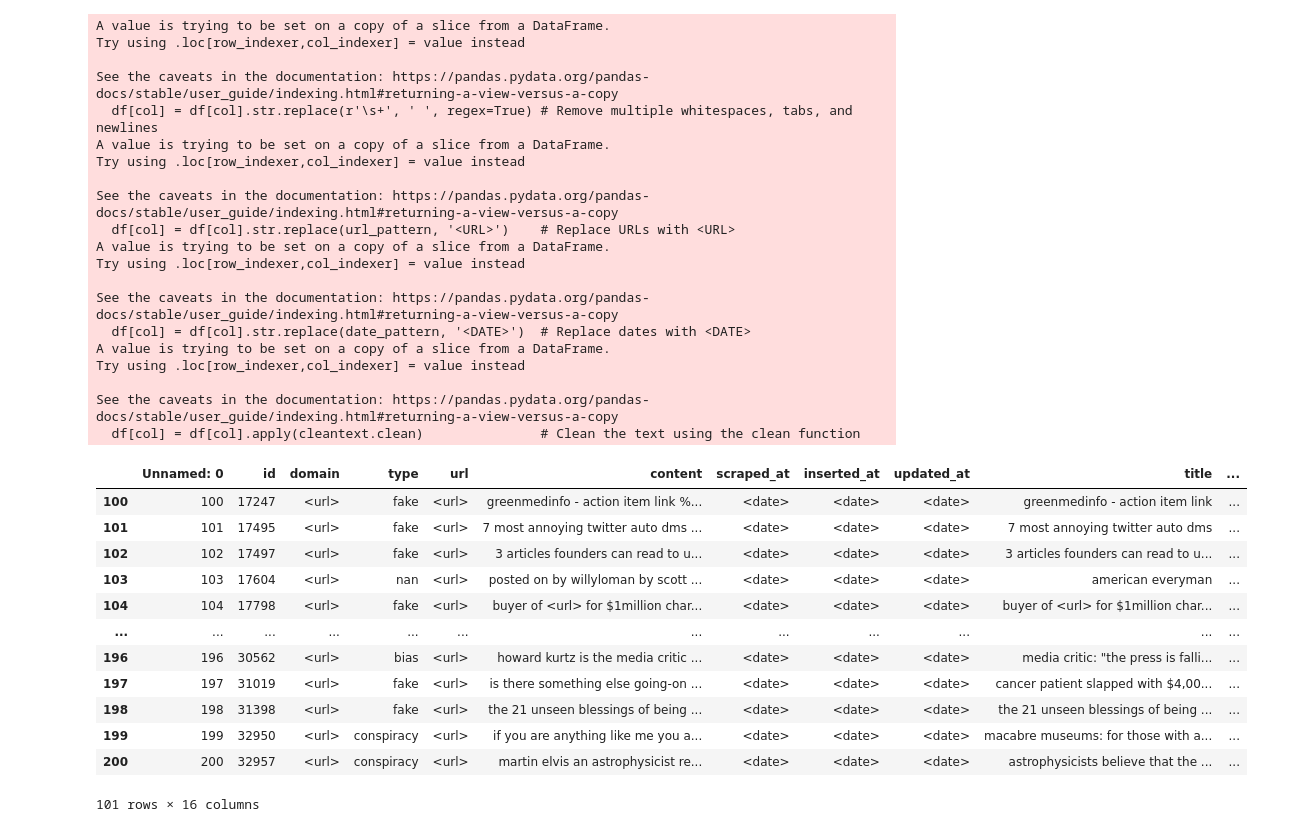
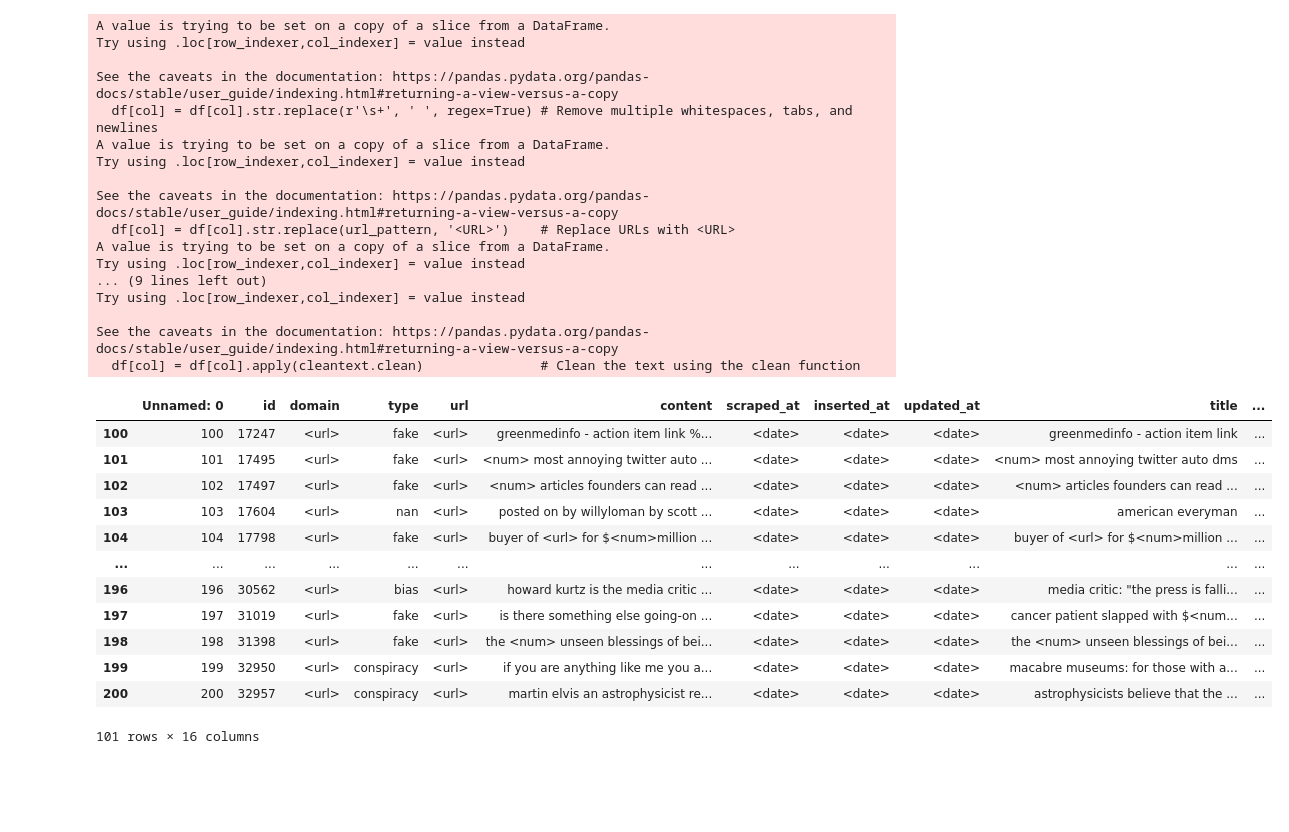
Before and after one commit to twentytwentycph/dataScienceEksamen, a Jupyter notebook: Task_1.ipynb, the cells around one changed output. Drawn from its saved outputs; the diff is of its cells as text; code cells hidden in the pictures; blank space fills up the shorter version.

```diff
--- a/Task_1.ipynb
+++ b/Task_1.ipynb
@@ -25,46 +25,45 @@ def cleaner_text(df):
                           r'(\d{4}-\d{2}-\d{2})|'                                        # YYYY-MM-DD
                           r'((january|february|march|april|june|july|august|september|'  # <Month> DD YYYY
                           r'october|november|december) \d{2}, \d{4})', re.IGNORECASE)    # Ignore capitalization
+    number_pattern = re.compile(r'(\d+(?:,\d{3})*(?:\.\d+)?)')
     for col in df.columns: # Loop over all columns in the DataFrame
         if df[col].dtype == 'O': # Check if the column is a string (i.e., object or string dtype)
             df[col] = df[col].str.replace(r'\s+', ' ', regex=True) # Remove multiple whitespaces, tabs, and newlines
             df[col] = df[col].str.replace(url_pattern, '<URL>')    # Replace URLs with <URL>
             df[col] = df[col].str.replace(date_pattern, '<DATE>')  # Replace dates with <DATE>
+            df[col] = df[col].str.replace(number_pattern, '<NUM>') # Replace numbers with <NUMBER>
             df[col] = df[col].apply(cleantext.clean)               # Clean the text using the clean function
     return df # Return the cleaned DataFrame
 
 cleaner_text(subset_df) # Clean the text in the subset of the DataFrame
 # %% [output]
 A value is trying to be set on a copy of a slice from a DataFrame.
 Try using .loc[row_indexer,col_indexer] = value instead
 
 See the caveats in the documentation: https://pandas.pydata.org/pandas-docs/stable/user_guide/indexing.html#returning-a-view-versus-a-copy
   df[col] = df[col].str.replace(r'\s+', ' ', regex=True) # Remove multiple whitespaces, tabs, and newlines
 A value is trying to be set on a copy of a slice from a DataFrame.
 Try using .loc[row_indexer,col_indexer] = value instead
 
 See the caveats in the documentation: https://pandas.pydata.org/pandas-docs/stable/user_guide/indexing.html#returning-a-view-versus-a-copy
   df[col] = df[col].str.replace(url_pattern, '<URL>')    # Replace URLs with <URL>
 A value is trying to be set on a copy of a slice from a DataFrame.
 Try using .loc[row_indexer,col_indexer] = value instead
-
-See the caveats in the documentation: https://pandas.pydata.org/pandas-docs/stable/user_guide/indexing.html#returning-a-view-versus-a-copy
-  df[col] = df[col].str.replace(date_pattern, '<DATE>')  # Replace dates with <DATE>
-A value is trying to be set on a copy of a slice from a DataFrame.
+... (9 lines left out)
 Try using .loc[row_indexer,col_indexer] = value instead
 
 See the caveats in the documentation: https://pandas.pydata.org/pandas-docs/stable/user_guide/indexing.html#returning-a-view-versus-a-copy
   df[col] = df[col].apply(cleantext.clean)               # Clean the text using the clean function
 |  | Unnamed: 0 | id | domain | type | url | content | scraped_at | inserted_at | updated_at | title | ... |
 | 100 | 100 | 17247 | <url> | fake | <url> | greenmedinfo - action item link %... | <date> | <date> | <date> | greenmedinfo - action item link | ... |
-| 101 | 101 | 17495 | <url> | fake | <url> | 7 most annoying twitter auto dms ... | <date> | <date> | <date> | 7 most annoying twitter auto dms | ... |
-| 102 | 102 | 17497 | <url> | fake | <url> | 3 articles founders can read to u... | <date> | <date> | <date> | 3 articles founders can read to u... | ... |
+| 101 | 101 | 17495 | <url> | fake | <url> | <num> most annoying twitter auto ... | <date> | <date> | <date> | <num> most annoying twitter auto dms | ... |
+| 102 | 102 | 17497 | <url> | fake | <url> | <num> articles founders can read ... | <date> | <date> | <date> | <num> articles founders can read ... | ... |
 | 103 | 103 | 17604 | <url> | nan | <url> | posted on by willyloman by scott ... | <date> | <date> | <date> | american everyman | ... |
-| 104 | 104 | 17798 | <url> | fake | <url> | buyer of <url> for $1million char... | <date> | <date> | <date> | buyer of <url> for $1million char... | ... |
+| 104 | 104 | 17798 | <url> | fake | <url> | buyer of <url> for $<num>million ... | <date> | <date> | <date> | buyer of <url> for $<num>million ... | ... |
 | ... | ... | ... | ... | ... | ... | ... | ... | ... | ... | ... | ... |
 | 196 | 196 | 30562 | <url> | bias | <url> | howard kurtz is the media critic ... | <date> | <date> | <date> | media critic: "the press is falli... | ... |
-| 197 | 197 | 31019 | <url> | fake | <url> | is there something else going-on ... | <date> | <date> | <date> | cancer patient slapped with $4,00... | ... |
-| 198 | 198 | 31398 | <url> | fake | <url> | the 21 unseen blessings of being ... | <date> | <date> | <date> | the 21 unseen blessings of being ... | ... |
+| 197 | 197 | 31019 | <url> | fake | <url> | is there something else going-on ... | <date> | <date> | <date> | cancer patient slapped with $<num... | ... |
+| 198 | 198 | 31398 | <url> | fake | <url> | the <num> unseen blessings of bei... | <date> | <date> | <date> | the <num> unseen blessings of bei... | ... |
 | 199 | 199 | 32950 | <url> | conspiracy | <url> | if you are anything like me you a... | <date> | <date> | <date> | macabre museums: for those with a... | ... |
 | 200 | 200 | 32957 | <url> | conspiracy | <url> | martin elvis an astrophysicist re... | <date> | <date> | <date> | astrophysicists believe that the ... | ... |
 101 rows × 16 columns
```
Also changed, not shown: parts of 1 cell of this notebook.
